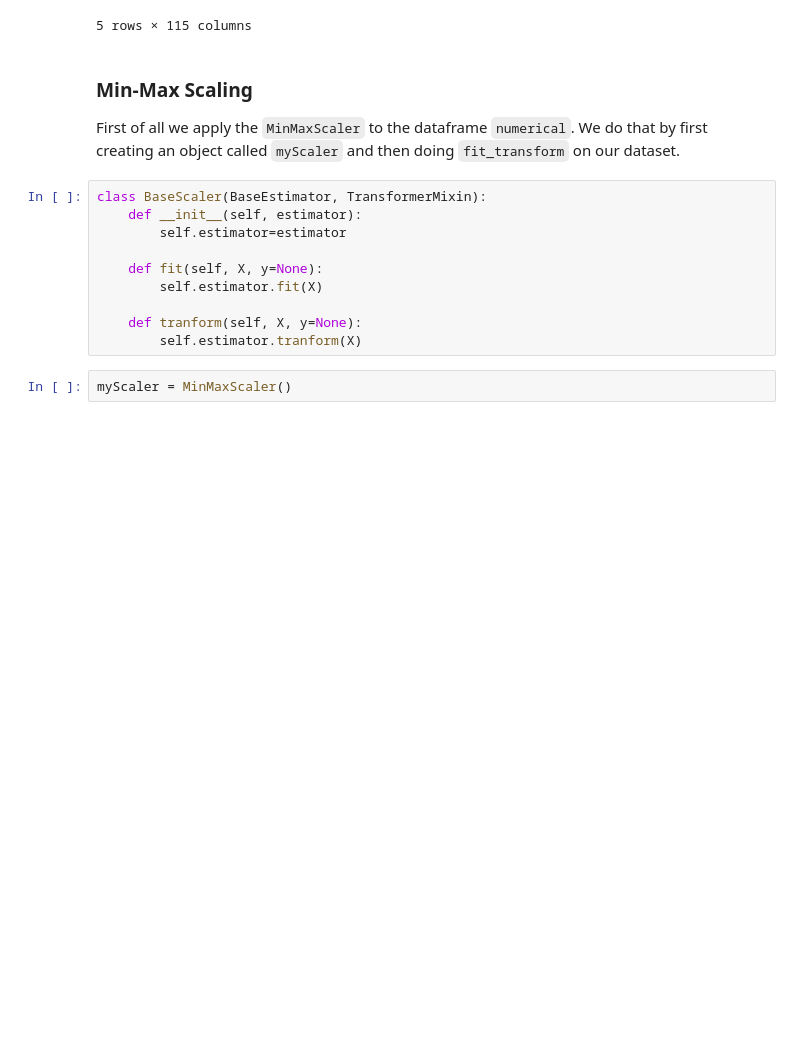
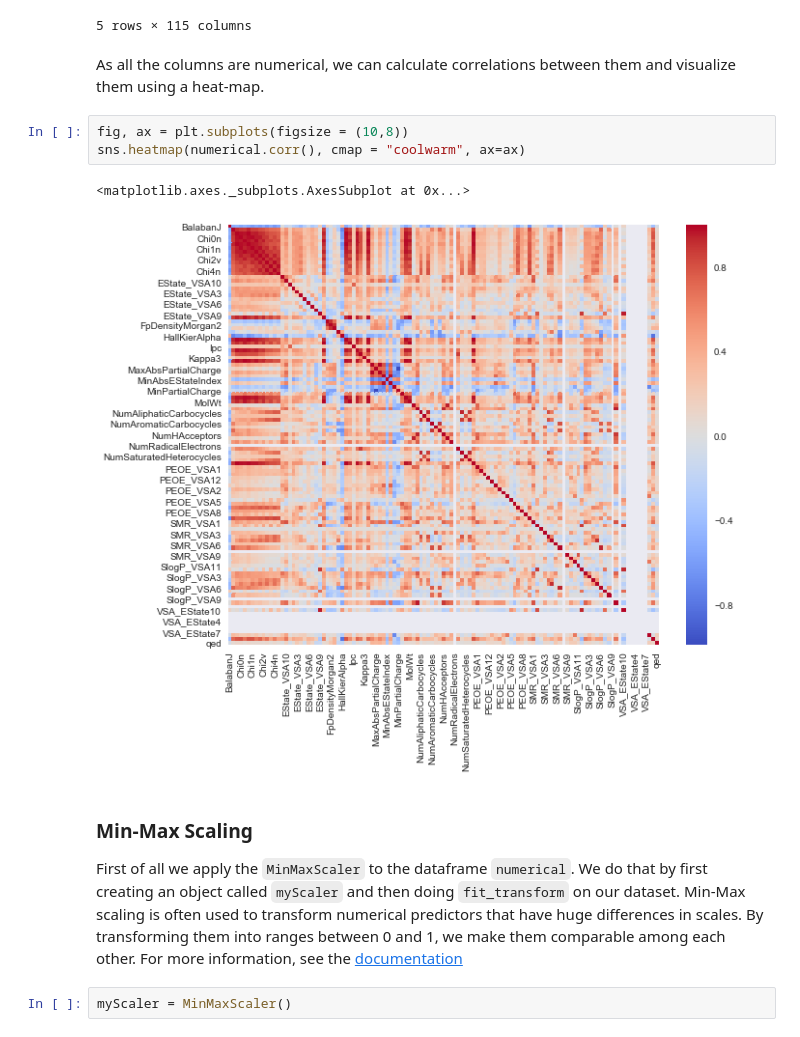
Before and after one commit to CrazyHooch1/modeliranje-tutorial, a Jupyter notebook: Tutorial 2/Final.ipynb, the cells around one changed output. Drawn from its saved outputs; the diff is of its cells as text; blank space fills up the shorter version.

```diff
--- a/Tutorial 2/Final.ipynb
+++ b/Tutorial 2/Final.ipynb
@@ -114,20 +160,18 @@ numerical.head()
 | 3 | 2.258880 | 691.777798 | 14.535169 | 10.392675 | 10.392675 | 9.575387 | 5.825887 | 5.825887 | 4.063838 | 4.063838 | ... | ... |
 | 4 | 2.084842 | 580.396040 | 13.664926 | 10.537213 | 10.537213 | 9.185872 | 5.843521 | 5.843521 | 4.017618 | 4.017618 | ... | ... |
 5 rows × 115 columns
+# %% [markdown]
+As all the columns are numerical, we can calculate correlations between them and visualize them using a heat-map.
+# %%
+fig, ax = plt.subplots(figsize = (10,8))
+sns.heatmap(numerical.corr(), cmap = "coolwarm", ax=ax)
+# %% [output]
+<matplotlib.axes._subplots.AxesSubplot at 0x...>
+[figure, added]
 # %% [markdown]
 ### Min-Max Scaling
 
-First of all we apply the `MinMaxScaler` to the dataframe `numerical`. We do that by first creating an object called `myScaler` and then doing `fit_transform` on our dataset.
+First of all we apply the `MinMaxScaler` to the dataframe `numerical`. We do that by first creating an object called `myScaler` and then doing `fit_transform` on our dataset. Min-Max scaling is often used to transform numerical predictors that have huge differences in scales. By transforming them into ranges between 0 and 1, we make them comparable among each other. For more information, see the [documentation](http://scikit-learn.org/stable/modules/generated/sklearn.preprocessing.MinMaxScaler.html)
-# %%
-class BaseScaler(BaseEstimator, TransformerMixin):
-    def __init__(self, estimator):
-        self.estimator=estimator
-
-    def fit(self, X, y=None):
-        self.estimator.fit(X)
-
-    def tranform(self, X, y=None):
-        self.estimator.tranform(X)
 # %%
 myScaler = MinMaxScaler()
 # %%
```
Also changed, not shown: parts of 28 cells of this notebook, 1 other file.
